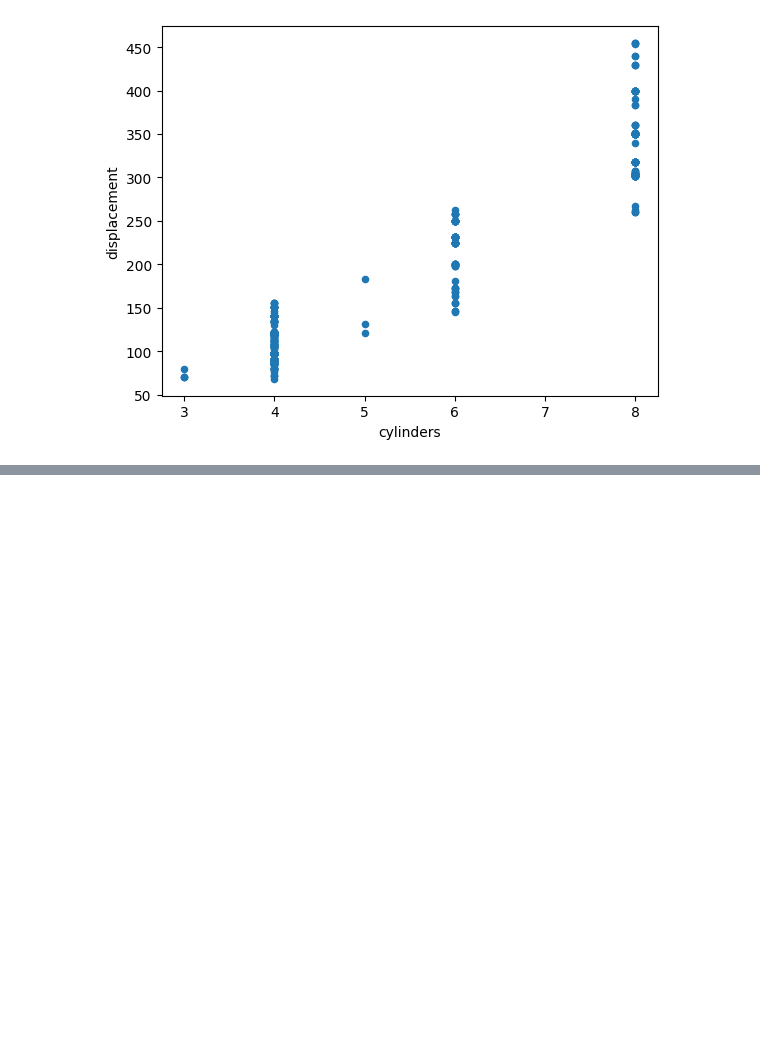
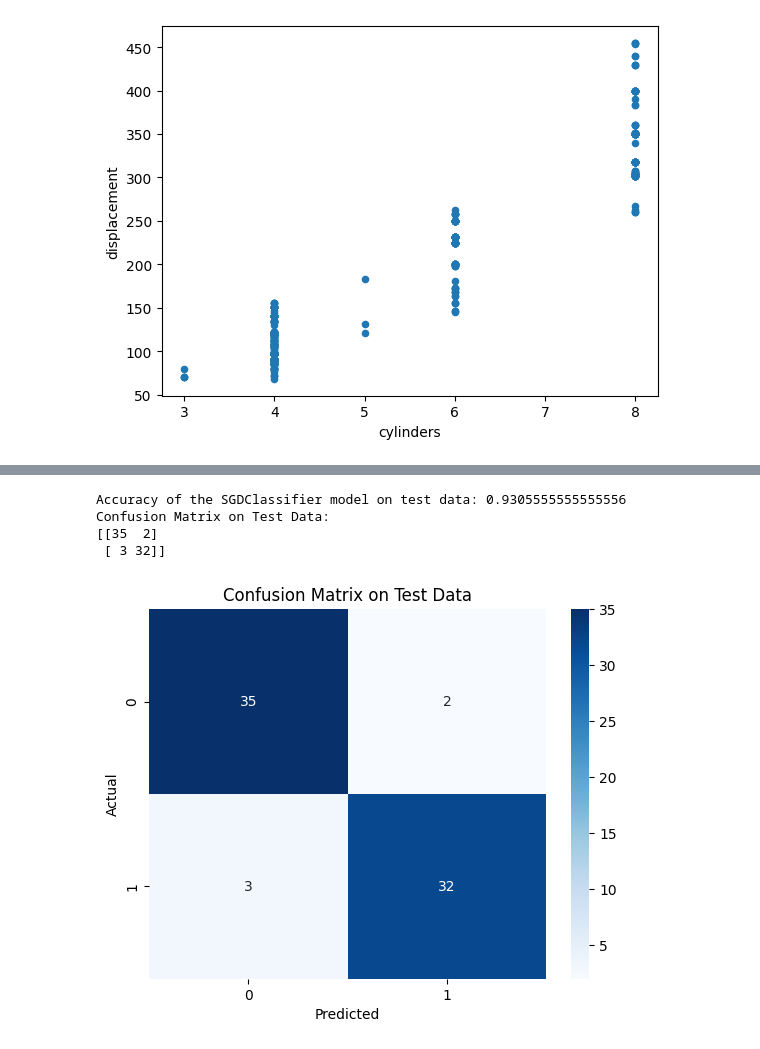
Before and after one commit to SD-2-semester/ml-ai, a Jupyter notebook: mandatory1/notebooks/logistic_regression.ipynb, the cells around one changed output, grey strips where cells are left out. Cells and saved outputs as stored; diff of their text form; code cells hidden in the pictures; blank space fills up the shorter version.

```diff
--- a/mandatory1/notebooks/logistic_regression.ipynb
+++ b/mandatory1/notebooks/logistic_regression.ipynb
@@ -105 +154,12 @@ y_engine = cars_data['large_engine']
+# %%
+# split dataset into prediction data and data for the model
+data_for_model, prediction_data = train_test_split(cars_data, test_size=0.1, random_state=42)
+
+# Preparing the feature set for the model dataset
+X_engine = data_for_model.drop(['displacement', 'large_engine'], axis=1)
+y_engine = data_for_model['large_engine']
+
+# Preparing the feature set for the prediction dataset
+X_prediction = prediction_data.drop(['displacement', 'large_engine'], axis=1)
+y_prediction = prediction_data['large_engine']
 # %%
@@ -106,7 +167,2 @@ y_engine = cars_data['large_engine']
 X_train_engine, X_test_engine, y_train_engine, y_test_engine = train_test_split(
     X_engine, y_engine, test_size=0.2, random_state=42)
-# %%
-from sklearn.linear_model import LogisticRegression
-
-engine_logistic_model = LogisticRegression(max_iter=1000)
-engine_logistic_model.fit(X_train_engine, y_train_engine)
@@ -151,0 +169,4 @@ Accuracy of the SGDClassifier model: 0.9493670886075949
+# %%
+# Creating and training the SGDClassifier
+sgd_classifier = SGDClassifier(loss='log_loss', alpha=0.0001, eta0=0.01, learning_rate="adaptive", max_iter=1000, penalty="l1", tol=0.001, random_state=42)
+sgd_classifier.fit(X_train_engine, y_train_engine)
@@ -151,0 +176,24 @@ Accuracy of the SGDClassifier model: 0.9493670886075949
+# %%
+
+# Evaluate the model on the test data
+y_pred_test = sgd_classifier.predict(X_test_engine)
+accuracy_test = accuracy_score(y_test_engine, y_pred_test)
+print(f"Accuracy of the SGDClassifier model on test data: {accuracy_test}")
+
+# Confusion matrix for the test data
+conf_matrix_test = confusion_matrix(y_test_engine, y_pred_test)
+print("Confusion Matrix on Test Data:")
+print(conf_matrix_test)
+
+# Plotting the confusion matrix for the test data
+sns.heatmap(conf_matrix_test, annot=True, fmt='g', cmap='Blues')
+plt.xlabel('Predicted')
+plt.ylabel('Actual')
+plt.title('Confusion Matrix on Test Data')
+plt.show()
+# %% [output]
+Accuracy of the SGDClassifier model on test data: 0.9305555555555556
+Confusion Matrix on Test Data:
+[[35  2]
+ [ 3 32]]
+[figure, added]
```
Also changed, not shown: parts of 17 cells of this notebook, 2 other files.
